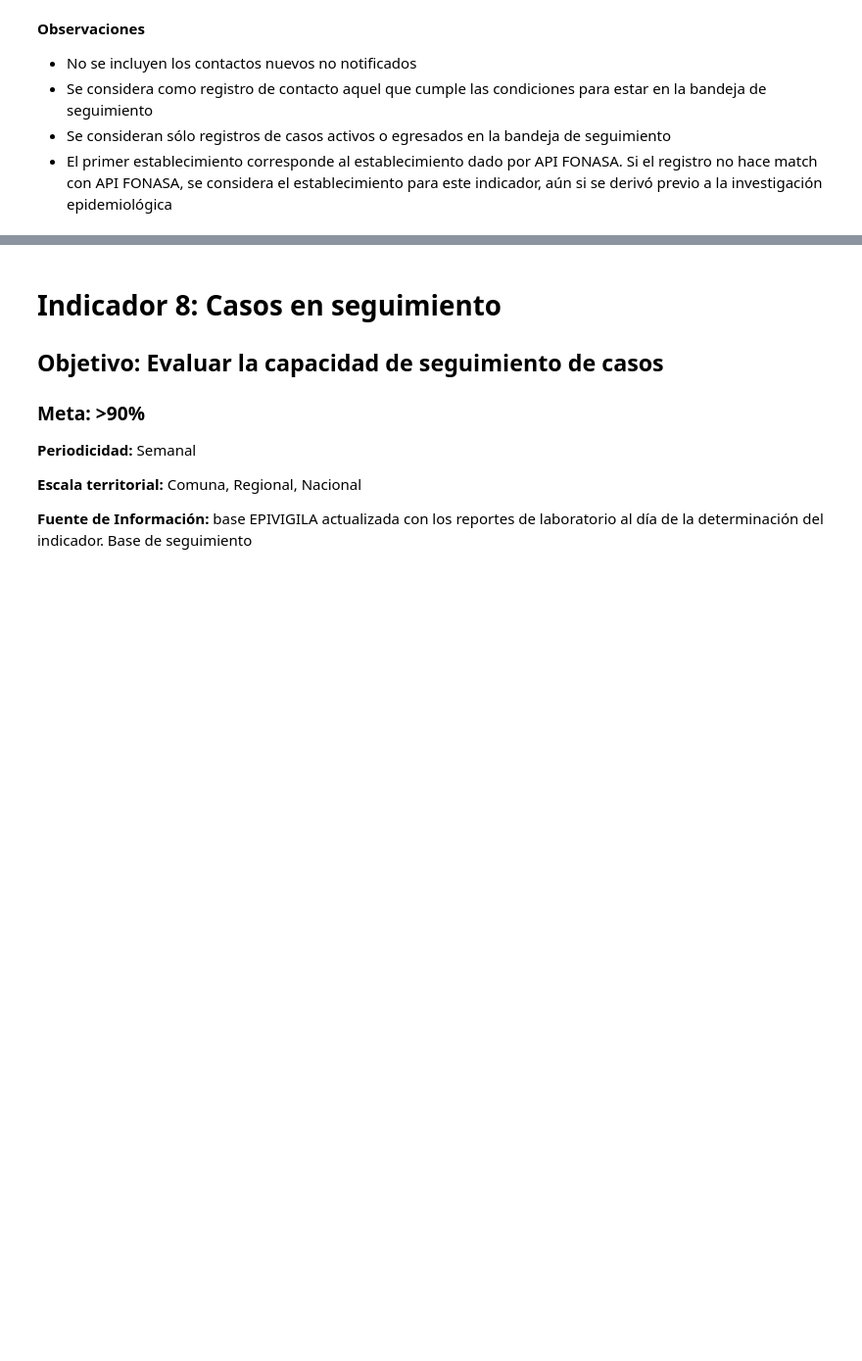
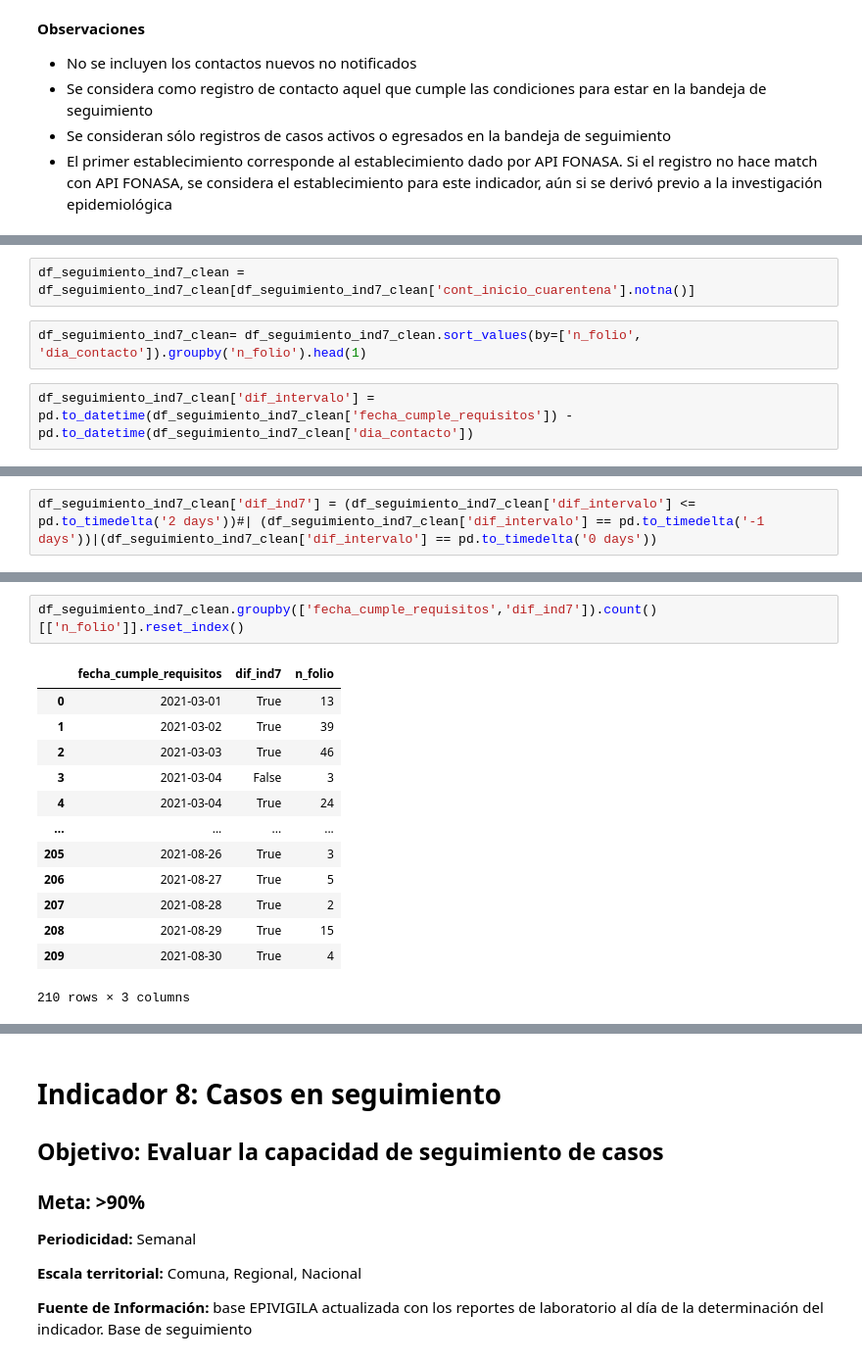
Before and after one commit to millacurafa/SeremiSaludAysenCovid, a Jupyter notebook: indicadores_trazabilidad.ipynb, the cells around one changed output, grey strips where cells are left out. Shown at 98% size. Saved outputs shown, nothing was run; the diff lists cells and outputs as text; blank space fills up the shorter version.

```diff
--- a/indicadores_trazabilidad.ipynb
+++ b/indicadores_trazabilidad.ipynb
@@ -1339,0 +1354,6 @@ $\frac{No.\:contactos\:identificados\:investigados\:dentro\:de\:48hrs\:por\:regi
+# %%
+df_seguimiento_ind7_clean = df_seguimiento_ind7_clean[df_seguimiento_ind7_clean['cont_inicio_cuarentena'].notna()]
+# %%
+df_seguimiento_ind7_clean= df_seguimiento_ind7_clean.sort_values(by=['n_folio', 'dia_contacto']).groupby('n_folio').head(1)
+# %%
+df_seguimiento_ind7_clean['dif_intervalo'] = pd.to_datetime(df_seguimiento_ind7_clean['fecha_cumple_requisitos']) - pd.to_datetime(df_seguimiento_ind7_clean['dia_contacto'])
@@ -1339,0 +1380,2 @@ $\frac{No.\:contactos\:identificados\:investigados\:dentro\:de\:48hrs\:por\:regi
+# %%
+df_seguimiento_ind7_clean['dif_ind7'] = (df_seguimiento_ind7_clean['dif_intervalo'] <= pd.to_timedelta('2 days'))#| (df_seguimiento_ind7_clean['dif_intervalo'] == pd.to_timedelta('-1 days'))|(df_seguimiento_ind7_clean['dif_intervalo'] == pd.to_timedelta('0 days'))
@@ -1339,0 +1397,16 @@ $\frac{No.\:contactos\:identificados\:investigados\:dentro\:de\:48hrs\:por\:regi
+# %%
+df_seguimiento_ind7_clean.groupby(['fecha_cumple_requisitos','dif_ind7']).count()[['n_folio']].reset_index()
+# %% [output]
+|  | fecha_cumple_requisitos | dif_ind7 | n_folio |
+| 0 | 2021-03-01 | True | 13 |
+| 1 | 2021-03-02 | True | 39 |
+| 2 | 2021-03-03 | True | 46 |
+| 3 | 2021-03-04 | False | 3 |
+| 4 | 2021-03-04 | True | 24 |
+| ... | ... | ... | ... |
+| 205 | 2021-08-26 | True | 3 |
+| 206 | 2021-08-27 | True | 5 |
+| 207 | 2021-08-28 | True | 2 |
+| 208 | 2021-08-29 | True | 15 |
+| 209 | 2021-08-30 | True | 4 |
+210 rows × 3 columns
```
Also changed, not shown: parts of 75 cells of this notebook.
